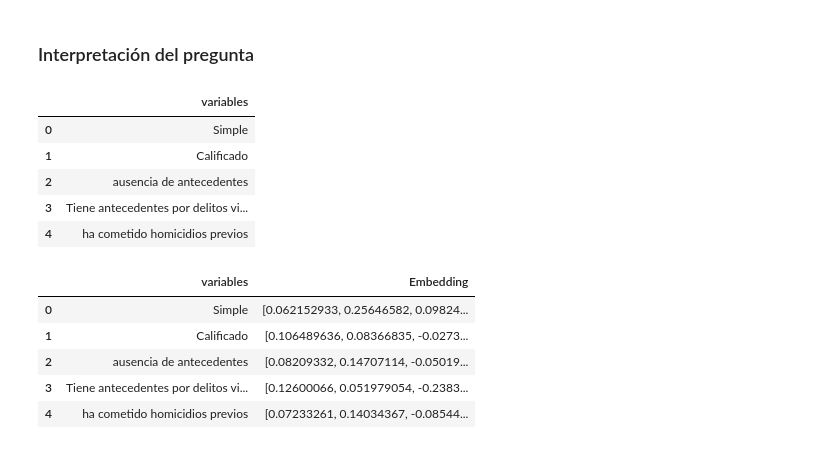
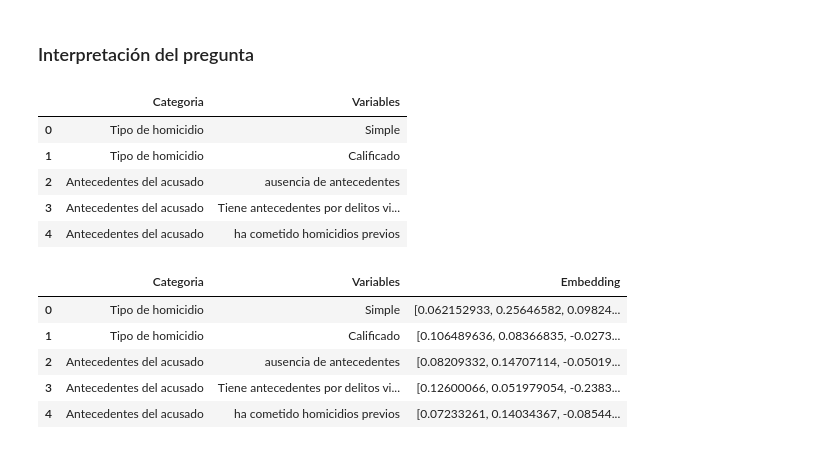
Before and after one commit to Jhan73/juezBot, a Jupyter notebook: juezBot/modelo/randomForest.ipynb, the cells around one changed output. Drawn from its saved outputs; the diff is of its cells as text; code cells hidden in the pictures.

```diff
--- a/juezBot/modelo/randomForest.ipynb
+++ b/juezBot/modelo/randomForest.ipynb
@@ -221,27 +214,27 @@ data = {
 # %%
-df = pd.DataFrame(data)
-df.head()
+data = pd.read_csv('vars.csv')
+data.head()
 # %% [output]
-|  | variables |
-| 0 | Simple |
-| 1 | Calificado |
-| 2 | ausencia de antecedentes |
-| 3 | Tiene antecedentes por delitos vi... |
-| 4 | ha cometido homicidios previos |
+|  | Categoria | Variables |
+| 0 | Tipo de homicidio | Simple |
+| 1 | Tipo de homicidio | Calificado |
+| 2 | Antecedentes del acusado | ausencia de antecedentes |
+| 3 | Antecedentes del acusado | Tiene antecedentes por delitos vi... |
+| 4 | Antecedentes del acusado | ha cometido homicidios previos |
 # %%
 from sentence_transformers import SentenceTransformer
 # %%
 model = SentenceTransformer('sentence-transformers/paraphrase-multilingual-MiniLM-L12-v2')
 # %%
-df['Embedding'] = df["variables"].apply(lambda x: model.encode(x))
-df.head()
+data['Embedding'] = data["Variables"].apply(lambda x: model.encode(x))
+data.head()
 # %% [output]
-|  | variables | Embedding |
-| 0 | Simple | [0.062152933, 0.25646582, 0.09824... |
-| 1 | Calificado | [0.106489636, 0.08366835, -0.0273... |
-| 2 | ausencia de antecedentes | [0.08209332, 0.14707114, -0.05019... |
-| 3 | Tiene antecedentes por delitos vi... | [0.12600066, 0.051979054, -0.2383... |
-| 4 | ha cometido homicidios previos | [0.07233261, 0.14034367, -0.08544... |
+|  | Categoria | Variables | Embedding |
+| 0 | Tipo de homicidio | Simple | [0.062152933, 0.25646582, 0.09824... |
+| 1 | Tipo de homicidio | Calificado | [0.106489636, 0.08366835, -0.0273... |
+| 2 | Antecedentes del acusado | ausencia de antecedentes | [0.08209332, 0.14707114, -0.05019... |
+| 3 | Antecedentes del acusado | Tiene antecedentes por delitos vi... | [0.12600066, 0.051979054, -0.2383... |
+| 4 | Antecedentes del acusado | ha cometido homicidios previos | [0.07233261, 0.14034367, -0.08544... |
 # %%
 from openai.embeddings_utils import cosine_similarity
 # %%
```
Also changed, not shown: parts of 8 cells of this notebook, 2 other files.
